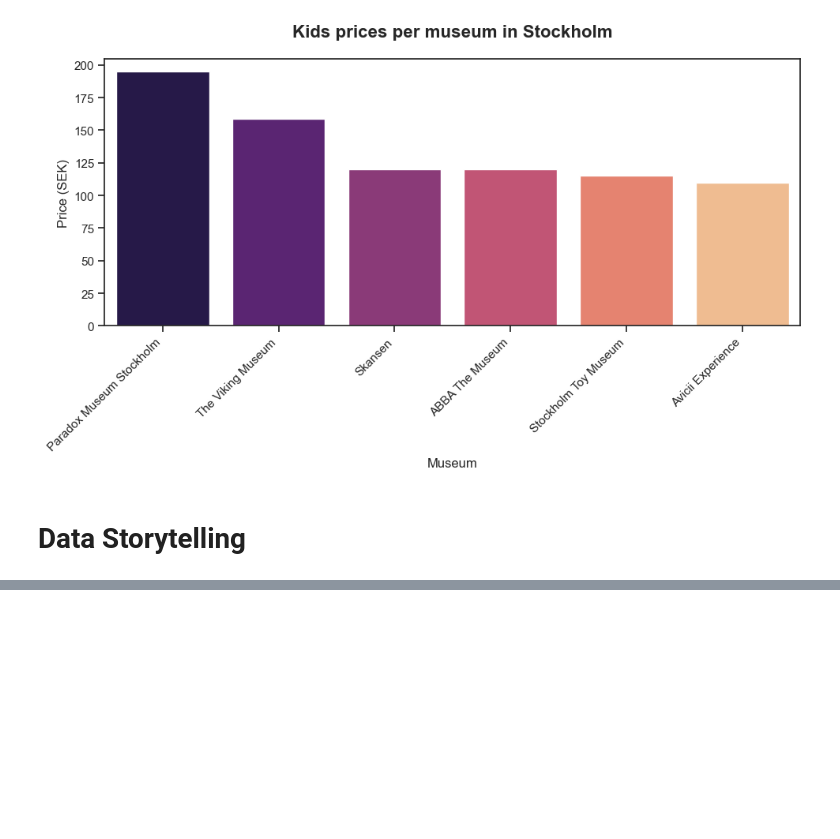
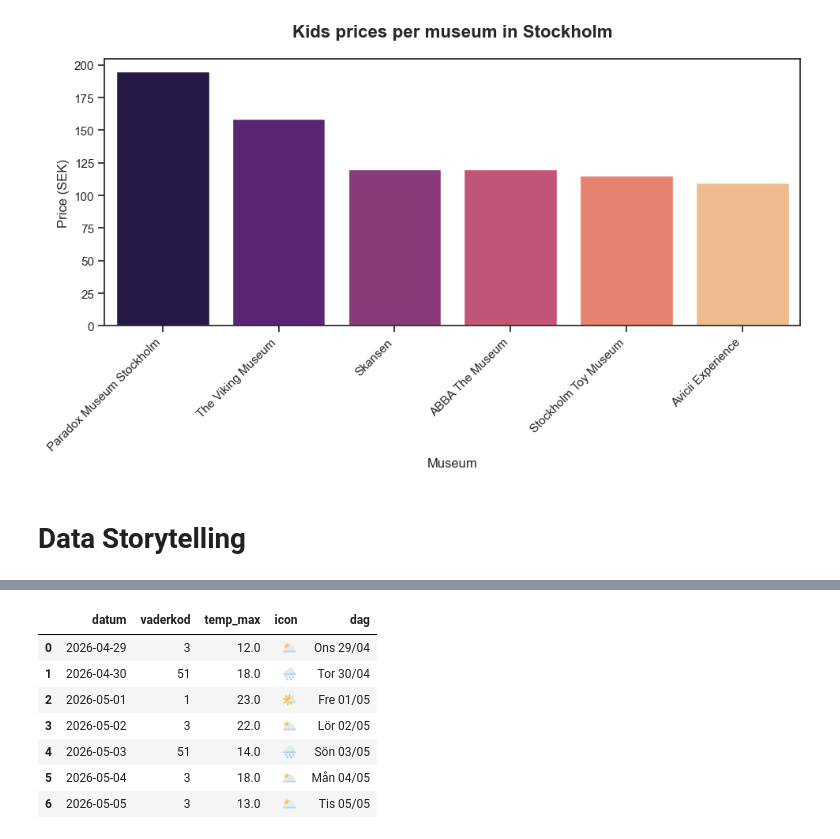
Before and after one commit to LisaYllander92/Visualization_project, a Jupyter notebook: eda/eda_lisa.ipynb, the cells around one changed output, grey strips where cells are left out. Drawn from its saved outputs; the diff is of its cells as text; code cells hidden in the pictures; blank space fills up the shorter version.

```diff
--- a/eda/eda_lisa.ipynb
+++ b/eda/eda_lisa.ipynb
@@ -568,0 +558,40 @@ activity_df.head()
+# %%
+# Byt ut väderkoderna mot symboler (emojis) - FREDAG HELT KLART BÄST VÄDER!!
+def get_icon(code):
+    if code == 0:                return "☀️"
+    if code in range(1, 2):      return "🌤️"
+    if code in range(3,4):       return "🌥️"
+    if code in range(45, 49):    return "🌫️"
+    if code in range(51, 68):    return "🌧️"
+    if code in range(71, 78):    return "🌨️"
+    if code in range(80, 83):    return "🌦️"
+    if code == 95:               return "⛈️"
+    if code == 96:               return "⛈️"
+    if code == 99:               return "⛈️"
+    return "❓"
+
+vader_result["icon"] = vader_result["vaderkod"].apply(get_icon)
+
+# Ändra dagarna till svenska
+dag_mapping = {
+    "Mon": "Mån",
+    "Tue": "Tis",
+    "Wed": "Ons",
+    "Thu": "Tor",
+    "Fri": "Fre",
+    "Sat": "Lör",
+    "Sun": "Sön",
+}
+vader_result["dag"] = pd.to_datetime(vader_result["datum"]).dt.strftime("%a %d/%m")
+vader_result["dag"] = vader_result["dag"].replace(dag_mapping, regex=True)
+
+vader_result
+# %% [output]
+|  | datum | vaderkod | temp_max | icon | dag |
+| 0 | 2026-04-29 | 3 | 12.0 | 🌥️ | Ons 29/04 |
+| 1 | 2026-04-30 | 51 | 18.0 | 🌧️ | Tor 30/04 |
+| 2 | 2026-05-01 | 1 | 23.0 | 🌤️ | Fre 01/05 |
+| 3 | 2026-05-02 | 3 | 22.0 | 🌥️ | Lör 02/05 |
+| 4 | 2026-05-03 | 51 | 14.0 | 🌧️ | Sön 03/05 |
+| 5 | 2026-05-04 | 3 | 18.0 | 🌥️ | Mån 04/05 |
+| 6 | 2026-05-05 | 3 | 13.0 | 🌥️ | Tis 05/05 |
```
Also changed, not shown: parts of 10 cells of this notebook, 1 other file.
